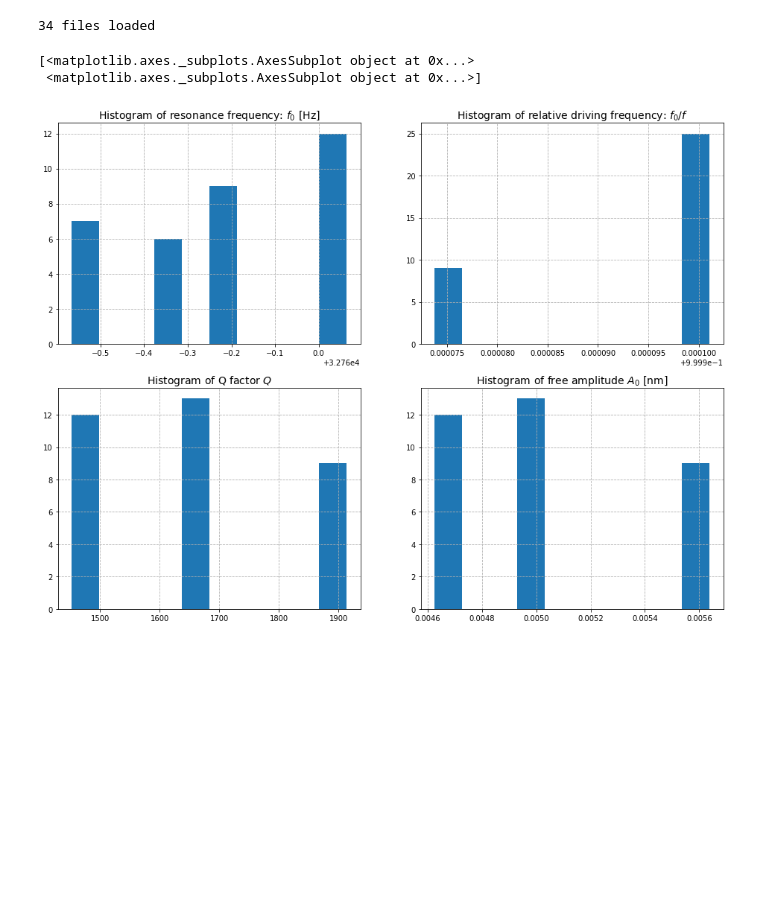
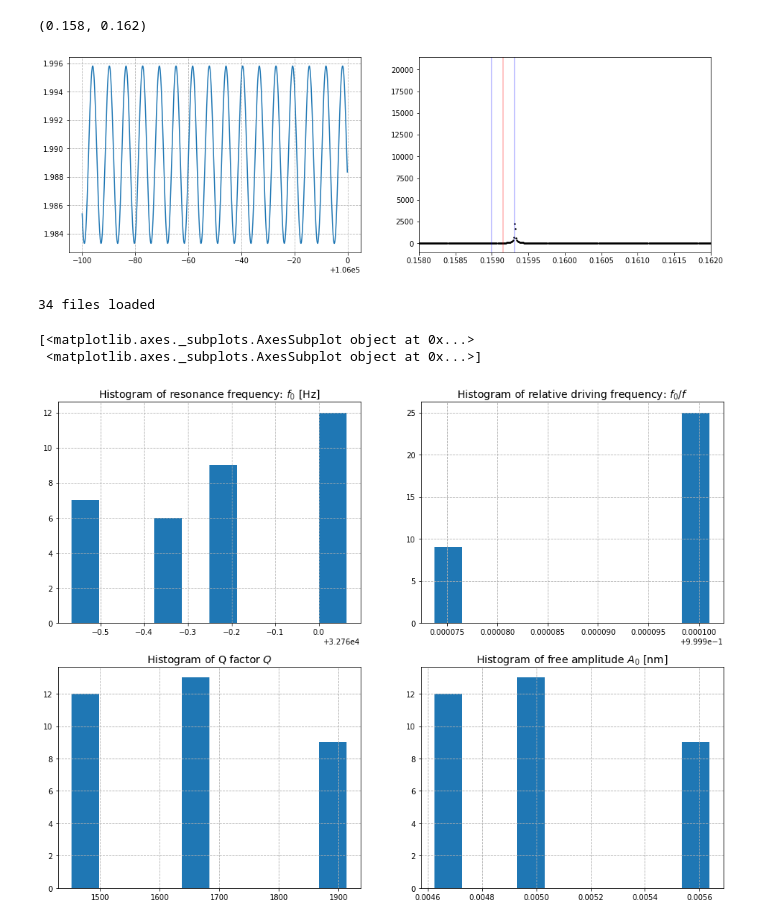
Before and after one commit to Jhko725/Contact-Point-Detection, a Jupyter notebook: Prototyping.ipynb, the cells around one changed output. Cells and saved outputs as stored; diff of their text form; code cells hidden in the pictures; blank space fills up the shorter version.

```diff
--- a/Prototyping.ipynb
+++ b/Prototyping.ipynb
@@ -12,3 +63,20 @@ print(dbx.files_list_folder(path="/23-215 ML AFM/Data").entries)
+# %%
+z_fft = np.fft.rfft(z_array-np.expand_dims(d_array, axis = -1))
+f = np.linspace(0, 1, z_fft.shape[-1])*5 # time increment = 0.1 -> fs = 10, Nyquist = 5 (normalized)
+# %%
+fig, ax = plt.subplots(1, 2, figsize = (16, 5))
+ax[0].plot(t[-1000:], z_array[0,-1000:])
+ax[0].grid(ls = '--')
+
+ind = 0
+ax[1].plot(f[:z_fft.shape[-1]], np.abs(z_fft[ind, :]), '.k', markersize = 3)
+ax[1].axvline(0.5/np.pi, color = 'r', alpha = 0.3)
+ax[1].axvline(0.5/(np.pi*0.999), color = 'b', alpha = 0.3)
+ax[1].axvline(0.5/(np.pi*1.001), color = 'b', alpha = 0.3)
+ax[1].set_xlim((0.158, 0.162))
+# %% [output]
+(0.158, 0.162)
+[figure, added]
 # %%
 from cp_detection.FileParse import FileParser, Json2App
 from cp_detection.ApproachCurve import ApproachCurve
```
Also changed, not shown: parts of 16 cells of this notebook, 50 other files.
